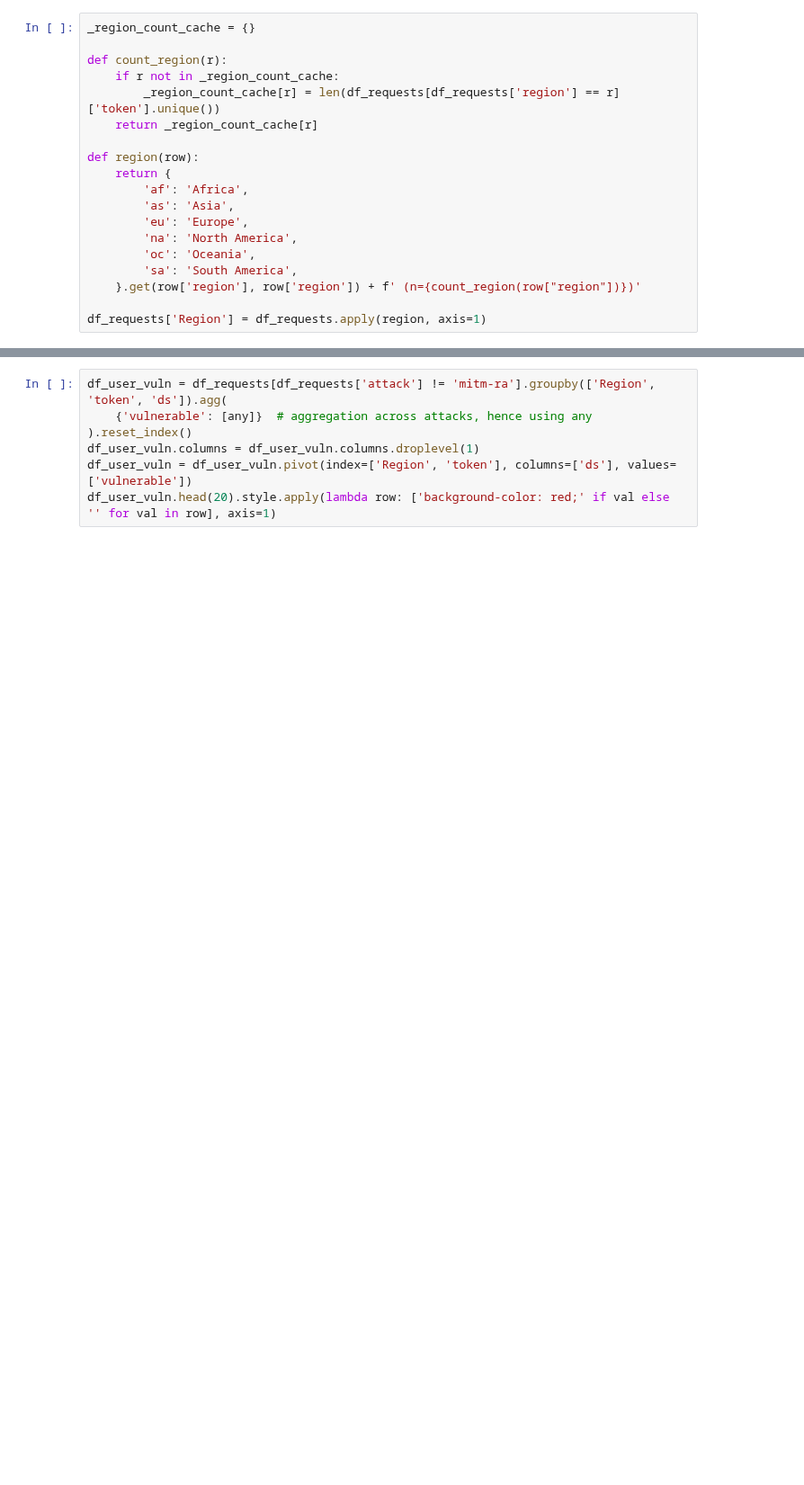
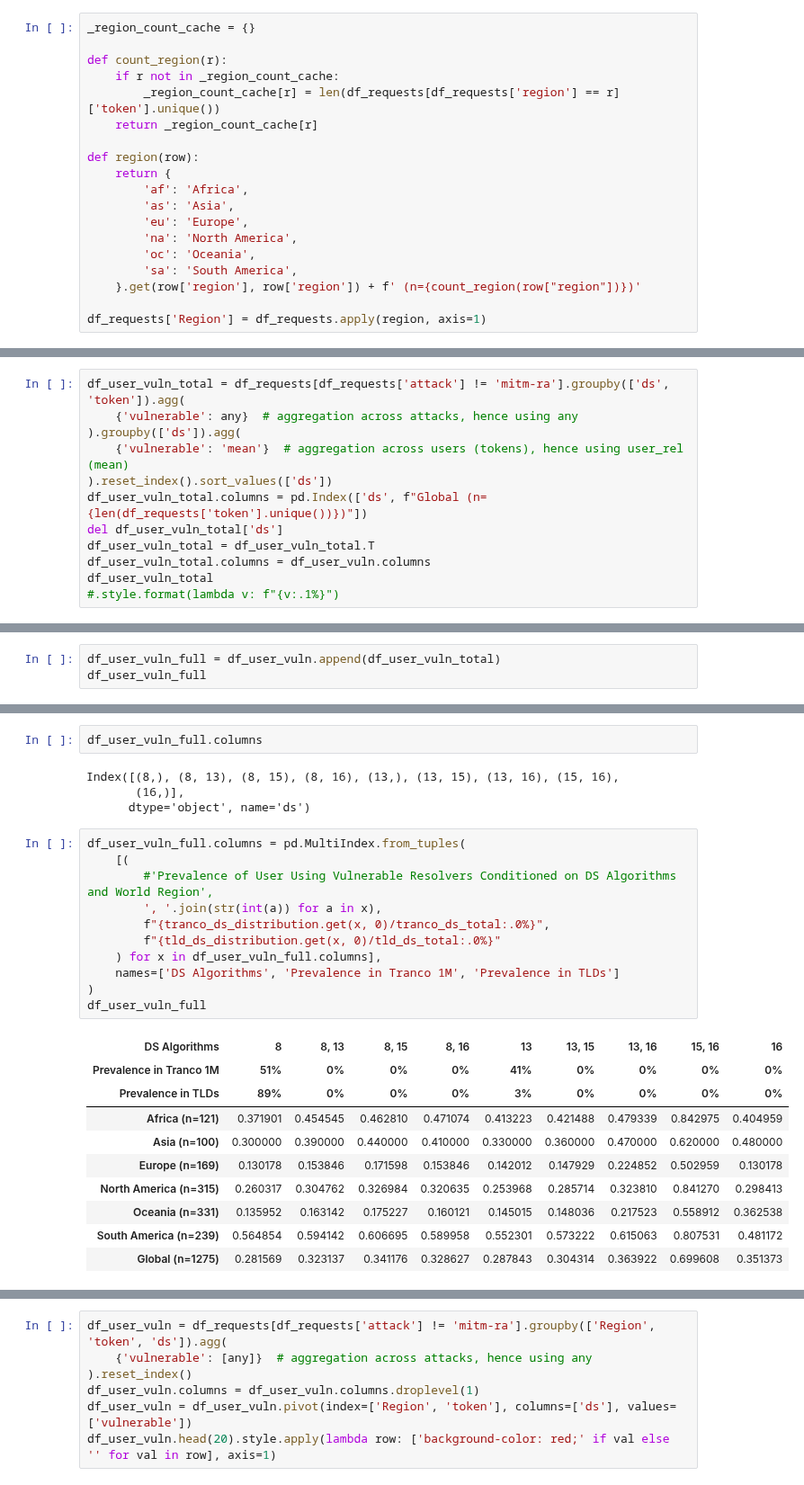
Before and after one commit to nils-wisiol/dns-downgrade-attack, a Jupyter notebook: ipynb/analyze_adnet_requestes.ipynb, the cells around one changed output, grey strips where cells are left out. Shown at 90% size. Saved outputs shown, nothing was run; the diff lists cells and outputs as text; blank space fills up the shorter version.

Commit message:
Adds global average to adnet analysis

```diff
--- a/ipynb/analyze_adnet_requestes.ipynb
+++ b/ipynb/analyze_adnet_requestes.ipynb
@@ -639 +626,13 @@ df_user_vuln.style.format(lambda v: f"{v:.1%}")
 | South America (n=239) | 56.5% | 59.4% | 60.7% | 59.0% | 55.2% | 57.3% | 61.5% | 80.8% | 48.1% |
+# %%
+df_user_vuln_total = df_requests[df_requests['attack'] != 'mitm-ra'].groupby(['ds', 'token']).agg(
+    {'vulnerable': any}  # aggregation across attacks, hence using any
+).groupby(['ds']).agg(
+    {'vulnerable': 'mean'}  # aggregation across users (tokens), hence using user_rel (mean)
+).reset_index().sort_values(['ds'])
+df_user_vuln_total.columns = pd.Index(['ds', f"Global (n={len(df_requests['token'].unique())})"])
+del df_user_vuln_total['ds']
+df_user_vuln_total = df_user_vuln_total.T
+df_user_vuln_total.columns = df_user_vuln.columns
+df_user_vuln_total
+#.style.format(lambda v: f"{v:.1%}")
@@ -639,0 +642,3 @@ df_user_vuln.style.format(lambda v: f"{v:.1%}")
+# %%
+df_user_vuln_full = df_user_vuln.append(df_user_vuln_total)
+df_user_vuln_full
@@ -640,3 +654,31 @@ df_user_vuln.style.format(lambda v: f"{v:.1%}")
+# %%
+df_user_vuln_full.columns
+# %% [output]
+Index([(8,), (8, 13), (8, 15), (8, 16), (13,), (13, 15), (13, 16), (15, 16),
+       (16,)],
+      dtype='object', name='ds')
+# %%
+df_user_vuln_full.columns = pd.MultiIndex.from_tuples(
+    [(
+        #'Prevalence of User Using Vulnerable Resolvers Conditioned on DS Algorithms and World Region',
+        ', '.join(str(int(a)) for a in x),
+        f"{tranco_ds_distribution.get(x, 0)/tranco_ds_total:.0%}",
+        f"{tld_ds_distribution.get(x, 0)/tld_ds_total:.0%}"
+    ) for x in df_user_vuln_full.columns],
+    names=['DS Algorithms', 'Prevalence in Tranco 1M', 'Prevalence in TLDs']
+)
+df_user_vuln_full
+# %% [output]
+| DS Algorithms | 8 | 8, 13 | 8, 15 | 8, 16 | 13 | 13, 15 | 13, 16 | 15, 16 | 16 |
+| Prevalence in Tranco 1M | 51% | 0% | 0% | 0% | 41% | 0% | 0% | 0% | 0% |
+| Prevalence in TLDs | 89% | 0% | 0% | 0% | 3% | 0% | 0% | 0% | 0% |
+| Africa (n=121) | 0.371901 | 0.454545 | 0.462810 | 0.471074 | 0.413223 | 0.421488 | 0.479339 | 0.842975 | 0.404959 |
+| Asia (n=100) | 0.300000 | 0.390000 | 0.440000 | 0.410000 | 0.330000 | 0.360000 | 0.470000 | 0.620000 | 0.480000 |
+| Europe (n=169) | 0.130178 | 0.153846 | 0.171598 | 0.153846 | 0.142012 | 0.147929 | 0.224852 | 0.502959 | 0.130178 |
+| North America (n=315) | 0.260317 | 0.304762 | 0.326984 | 0.320635 | 0.253968 | 0.285714 | 0.323810 | 0.841270 | 0.298413 |
+| Oceania (n=331) | 0.135952 | 0.163142 | 0.175227 | 0.160121 | 0.145015 | 0.148036 | 0.217523 | 0.558912 | 0.362538 |
+| South America (n=239) | 0.564854 | 0.594142 | 0.606695 | 0.589958 | 0.552301 | 0.573222 | 0.615063 | 0.807531 | 0.481172 |
+| Global (n=1275) | 0.281569 | 0.323137 | 0.341176 | 0.328627 | 0.287843 | 0.304314 | 0.363922 | 0.699608 | 0.351373 |
 # %%
 formatters = {
     k: lambda v: f"{v:.1%}"
```
Also changed, not shown: parts of 25 cells of this notebook.
